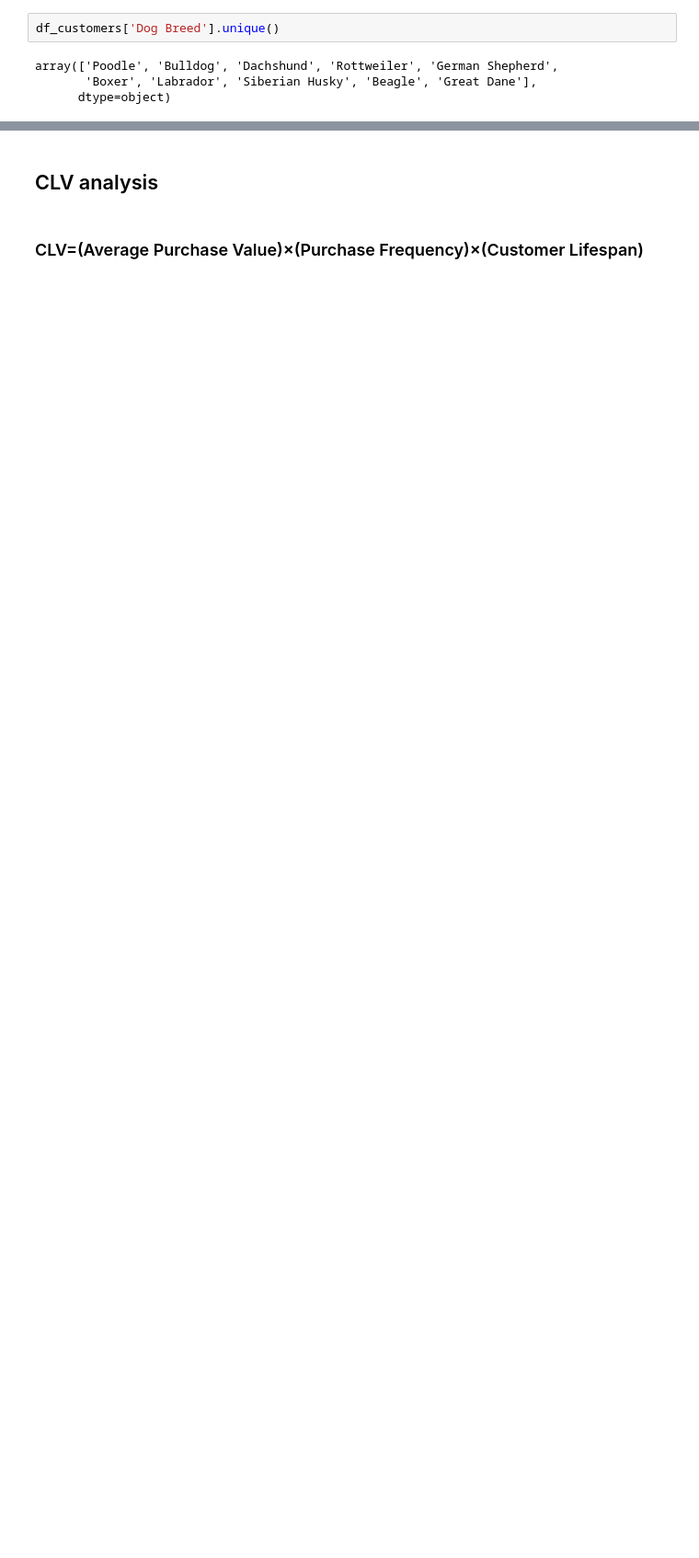
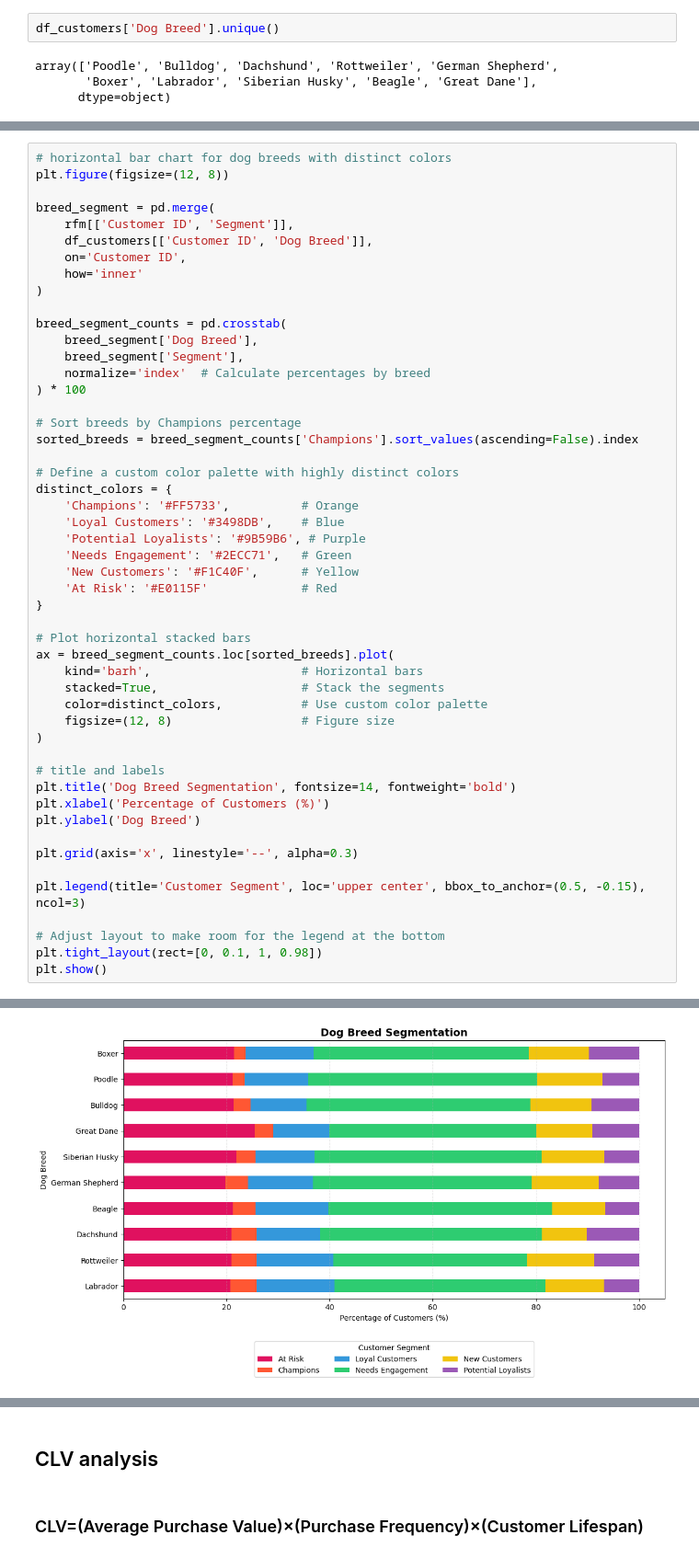
Before and after one commit to elciguapuuu/segmentation-case, a Jupyter notebook: UTF-8MarketingSegmentation.ipynb, the cells around one changed output, grey strips where cells are left out. Shown: that part at 92% size. Drawn from its saved outputs; the diff is of its cells as text; blank space fills up the shorter version.

Commit message:
Added insights for RFM and improved segment distribution by dog breed

```diff
--- a/UTF-8MarketingSegmentation.ipynb
+++ b/UTF-8MarketingSegmentation.ipynb
@@ -540,0 +519,51 @@ plt.show()
+# %%
+# horizontal bar chart for dog breeds with distinct colors
+plt.figure(figsize=(12, 8))
+
+breed_segment = pd.merge(
+    rfm[['Customer ID', 'Segment']],
+    df_customers[['Customer ID', 'Dog Breed']],
+    on='Customer ID',
+    how='inner'
+)
+
+breed_segment_counts = pd.crosstab(
+    breed_segment['Dog Breed'],
+    breed_segment['Segment'],
+    normalize='index'  # Calculate percentages by breed
+) * 100
+
+# Sort breeds by Champions percentage
+sorted_breeds = breed_segment_counts['Champions'].sort_values(ascending=False).index
+
+# Define a custom color palette with highly distinct colors
+distinct_colors = {
+    'Champions': '#FF5733',          # Orange
+    'Loyal Customers': '#3498DB',    # Blue
+    'Potential Loyalists': '#9B59B6', # Purple
+    'Needs Engagement': '#2ECC71',   # Green
+    'New Customers': '#F1C40F',      # Yellow
+    'At Risk': '#E0115F'             # Red
+}
+
+# Plot horizontal stacked bars
+ax = breed_segment_counts.loc[sorted_breeds].plot(
+    kind='barh',                     # Horizontal bars
+    stacked=True,                    # Stack the segments
+    color=distinct_colors,           # Use custom color palette
+    figsize=(12, 8)                  # Figure size
+)
+
+# title and labels
+plt.title('Dog Breed Segmentation', fontsize=14, fontweight='bold')
+plt.xlabel('Percentage of Customers (%)')
+plt.ylabel('Dog Breed')
+
+plt.grid(axis='x', linestyle='--', alpha=0.3)
+
+plt.legend(title='Customer Segment', loc='upper center', bbox_to_anchor=(0.5, -0.15), ncol=3)
+
+# Adjust layout to make room for the legend at the bottom
+plt.tight_layout(rect=[0, 0.1, 1, 0.98])
+plt.show()
+# %% [output]
@@ -540,0 +571 @@ plt.show()
+[figure, added]
```
Also changed, not shown: parts of 24 cells of this notebook, 22 other files.
